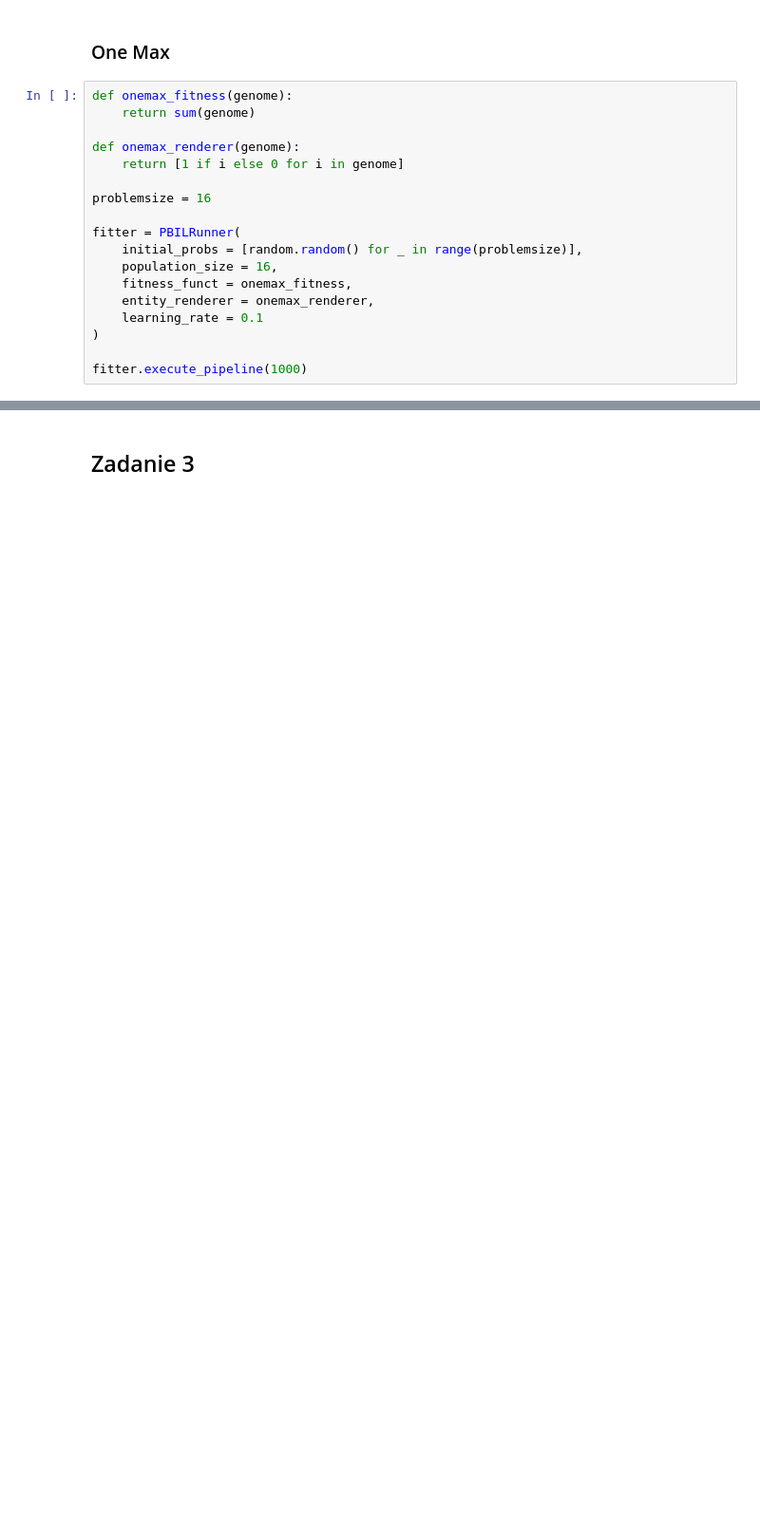
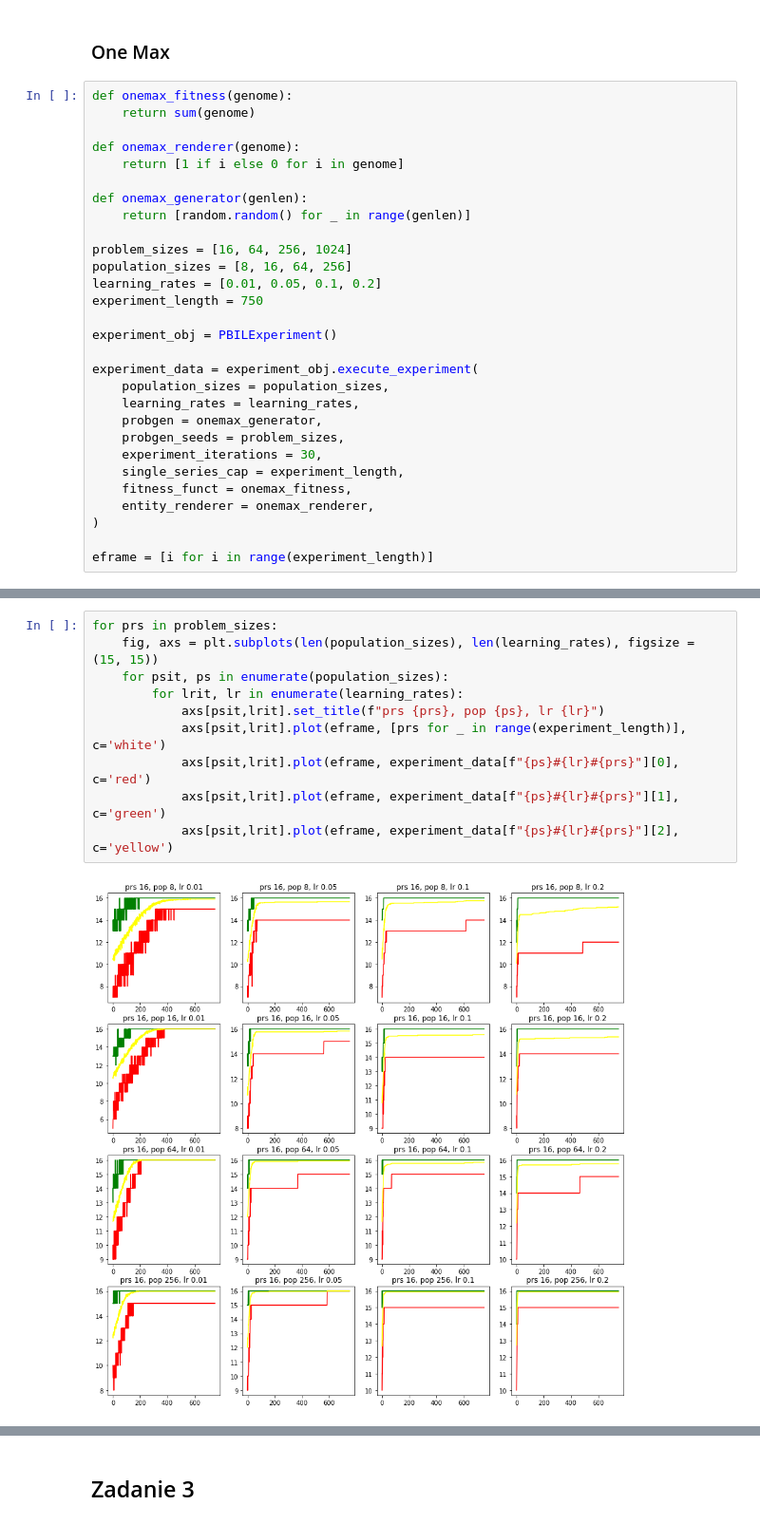
Before and after one commit to zbigos/ALGEW2020, a Jupyter notebook: lista_1/Untitled.ipynb, the cells around one changed output, grey strips where cells are left out. Shown at 95% size. Drawn from its saved outputs; the diff is of its cells as text; blank space fills up the shorter version.

```diff
--- a/lista_1/Untitled.ipynb
+++ b/lista_1/Untitled.ipynb
@@ -92,15 +210,26 @@ def onemax_fitness(genome):
 def onemax_renderer(genome):
     return [1 if i else 0 for i in genome]
 
-problemsize = 16
+def onemax_generator(genlen):
+    return [random.random() for _ in range(genlen)]
 
-fitter = PBILRunner(
-    initial_probs = [random.random() for _ in range(problemsize)],
-    population_size = 16,
+problem_sizes = [16, 64, 256, 1024]
+population_sizes = [8, 16, 64, 256]
+learning_rates = [0.01, 0.05, 0.1, 0.2]
+experiment_length = 750
+
+experiment_obj = PBILExperiment()
+
+experiment_data = experiment_obj.execute_experiment(
+    population_sizes = population_sizes,
+    learning_rates = learning_rates,
+    probgen = onemax_generator,
+    probgen_seeds = problem_sizes,
+    experiment_iterations = 30,
+    single_series_cap = experiment_length,
     fitness_funct = onemax_fitness,
     entity_renderer = onemax_renderer,
-    learning_rate = 0.1
 )
 
-fitter.execute_pipeline(1000)
+eframe = [i for i in range(experiment_length)]
 # %% [output]
@@ -123,0 +253,12 @@ iteration 999 fitness 16
+# %%
+for prs in problem_sizes:
+    fig, axs = plt.subplots(len(population_sizes), len(learning_rates), figsize = (15, 15))
+    for psit, ps in enumerate(population_sizes):
+        for lrit, lr in enumerate(learning_rates):
+            axs[psit,lrit].set_title(f"prs {prs}, pop {ps}, lr {lr}")
+            axs[psit,lrit].plot(eframe, [prs for _ in range(experiment_length)], c='white')
+            axs[psit,lrit].plot(eframe, experiment_data[f"{ps}#{lr}#{prs}"][0], c='red')
+            axs[psit,lrit].plot(eframe, experiment_data[f"{ps}#{lr}#{prs}"][1], c='green')
+            axs[psit,lrit].plot(eframe, experiment_data[f"{ps}#{lr}#{prs}"][2], c='yellow')
+# %% [output]
+[figure, added]
```
Also changed, not shown: parts of 13 cells of this notebook, 1 other file.
